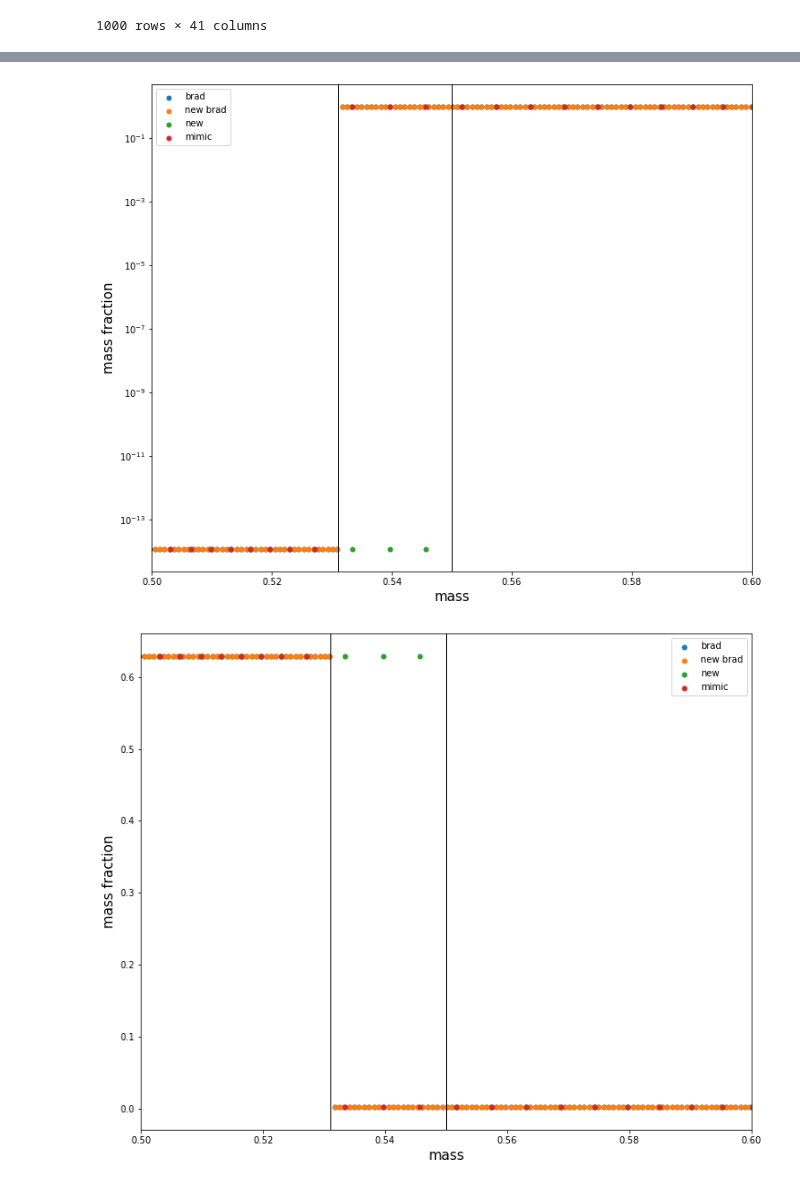
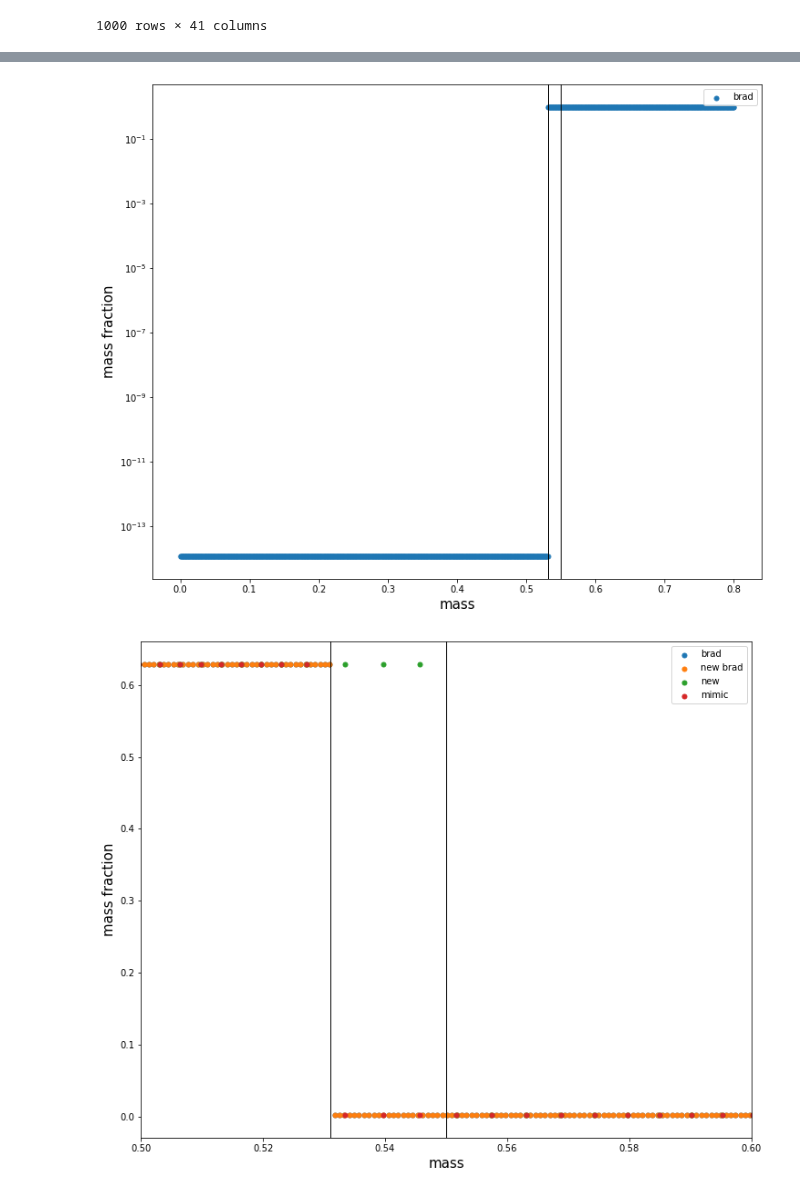
Before and after one commit to courtcraw/Notebooks, a Jupyter notebook: rcb_engineering.ipynb, the cells around one changed output, grey strips where cells are left out. Drawn from its saved outputs; the diff is of its cells as text; code cells hidden in the pictures.

Commit message:
sept 12 - updates for plots for my paper

```diff
--- a/rcb_engineering.ipynb
+++ b/rcb_engineering.ipynb
@@ -537,20 +586,20 @@ def convert_xq_to_mass(xq):
 # %%
 plt.figure(figsize=(12,10))
 plt.scatter(convert_xq_to_mass(munson_abund['xq']),munson_abund['he4'],label='brad')
-plt.scatter(convert_xq_to_mass(new_brad_abund['xq']),new_brad_abund['he4'],label='new brad')
-plt.scatter(convert_xq_to_mass(new_abund['xq']),new_abund['he4'],label='new')
-plt.scatter(convert_xq_to_mass(mimic_abund['xq']),mimic_abund['he4'],label='mimic')
+# plt.scatter(convert_xq_to_mass(new_brad_abund['xq']),new_brad_abund['he4'],label='new brad')
+# plt.scatter(convert_xq_to_mass(new_abund['xq']),new_abund['he4'],label='new')
+# plt.scatter(convert_xq_to_mass(mimic_abund['xq']),mimic_abund['he4'],label='mimic')
 # plt.xlabel('xq')
 plt.axvline(0.55,color='k')
 plt.axvline(0.531,color='k')
-plt.xlim(0.5,0.6)
+# plt.xlim(0.5,0.6)
 plt.yscale('log')
 plt.legend()
 plt.xlabel('mass')
 plt.ylabel('mass fraction')
 plt.show()
 # %% [output]
-[figure, old version]
+[figure, new version]
 # %%
 plt.figure(figsize=(12,10))
 plt.scatter(convert_xq_to_mass(munson_abund['xq']),munson_abund['o16'],label='brad')
```
Also changed, not shown: parts of 8 cells of this notebook, 2 other files.
